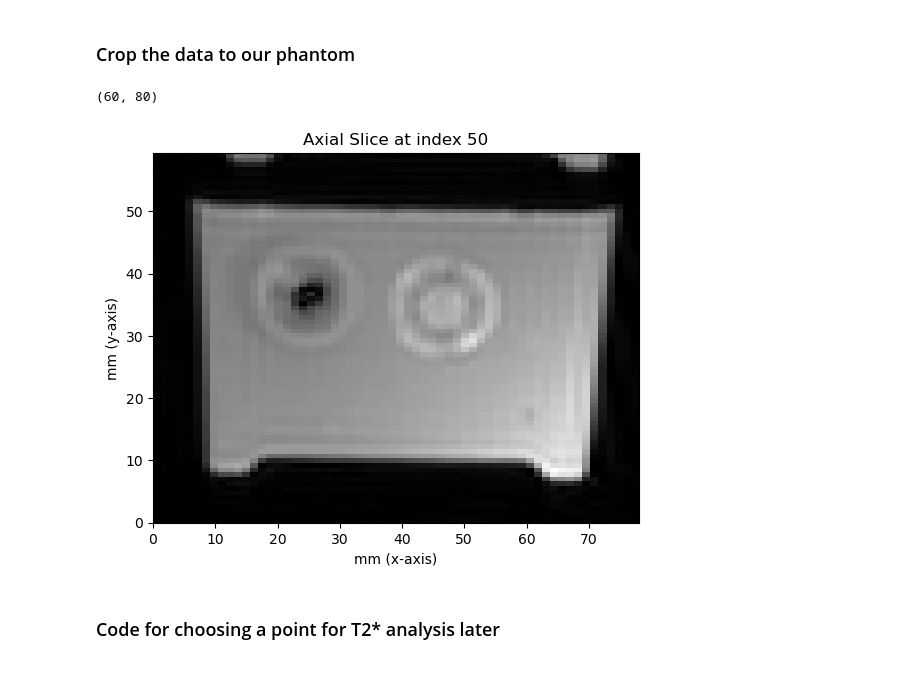
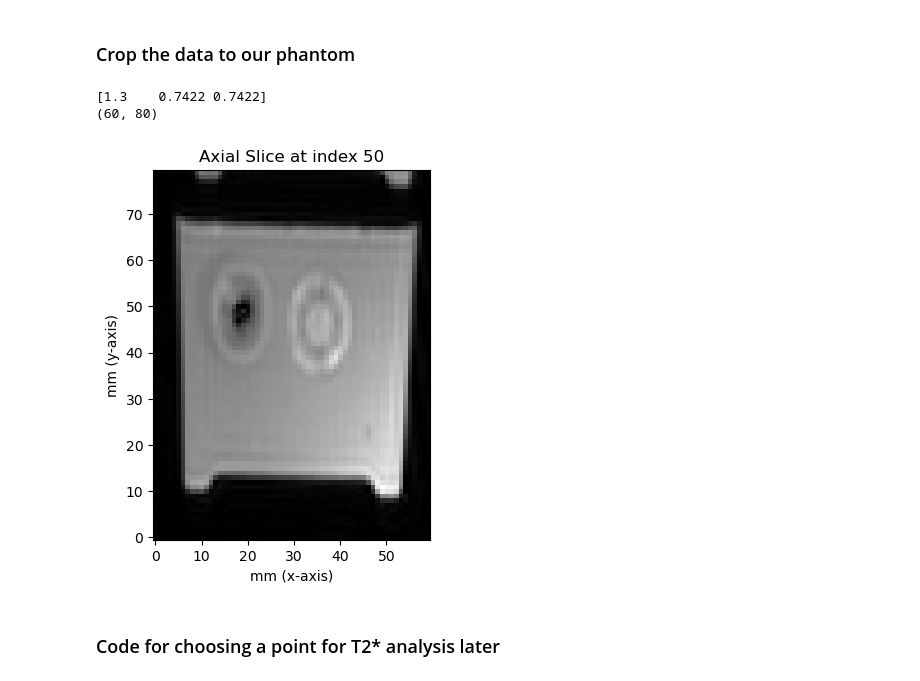
Before and after one commit to juliuseg/Medical-Imaging-A1, a Jupyter notebook: MRI/MR_Different_TE.ipynb, the cells around one changed output. Saved outputs shown, nothing was run; the diff lists cells and outputs as text; code cells hidden in the pictures.

```diff
--- a/MRI/MR_Different_TE.ipynb
+++ b/MRI/MR_Different_TE.ipynb
@@ -54,33 +54,35 @@ plt.show()
 # %%
 axial_slice_index = 60  # Get the middle slice along the third axis (axial)
 
 
 v1_cropped = v1[140:200, 160:240, 0:200]
 snr_outside = v1[134:145, 163:210, 50]
 
 var_outside = np.var(snr_outside)
 
 # Extract the slice
 axial_slice = v1_cropped[:, :, axial_slice_index]
-print (axial_slice.shape)
 
 # Create the figure
 fig, ax = plt.subplots()
 
 # Plot the image with proper scaling
-extent = [0, axial_slice.shape[0] * voxel_size[0], 0, axial_slice.shape[1] * voxel_size[1]]
-ax.imshow(axial_slice.T, cmap='gray', origin='lower', extent=extent)
+print(voxel_size)
+print(axial_slice.shape)
+extent = [0, axial_slice.shape[0], 0, axial_slice.shape[1]]
+ax.imshow(axial_slice.T, cmap='gray', origin='lower' )#extent=extent)
 
 # Set axis labels with units
 ax.set_xlabel('mm (x-axis)')
 ax.set_ylabel('mm (y-axis)')
 plt.title(f'Axial Slice at index {slice_index}')
 
 # Display the plot
 plt.show()
 # %% [output]
+[1.3    0.7422 0.7422]
 (60, 80)
-[figure, old version]
+[figure, new version]
 # %% [markdown]
 ### Code for choosing a point for T2* analysis later
 # %%
```
Also changed, not shown: parts of 3 cells of this notebook, 1 other file.
